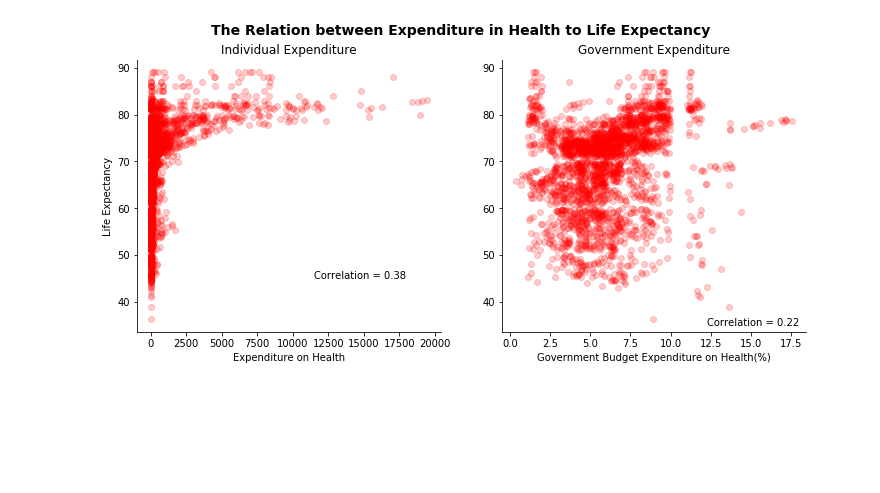
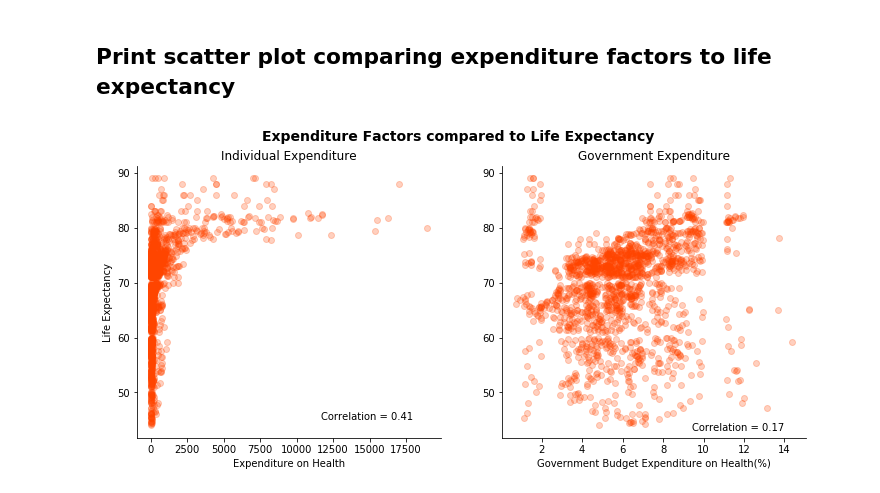
Before and after one commit to jeed123456789/data_science_project2, a Jupyter notebook: data_analysis.ipynb, the cells around one changed output. Saved outputs shown, nothing was run; the diff lists cells and outputs as text; code cells hidden in the pictures; blank space fills up the shorter version.

```diff
--- a/data_analysis.ipynb
+++ b/data_analysis.ipynb
@@ -4,0 +7,5 @@ import matplotlib.pyplot as plt
+# %%
+data1 = pd.read_csv("dataset\data1.csv")
+data1 = data1.dropna()
+data1 = data1.drop('Country', axis = 1)
+data1['thinness'] = data1[' thinness  1-19 years']+data1[' thinness 5-9 years']
@@ -4,0 +14,3 @@ import matplotlib.pyplot as plt
+# %%
+data1_developing = data1[data1['Status'] == 'Developing']
+data1_developed = data1[data1['Status'] == 'Developed']
@@ -56,4 +36,0 @@ plt.show()
-# %%
-drop_list = ['Country','Adult Mortality','Status','infant deaths', 'under-five deaths ']
-data1 = data1.drop(drop_list, axis = 1)
-data1['thinness'] = data1[' thinness  1-19 years']+data1[' thinness 5-9 years']
@@ -60,31 +122,54 @@ data1['thinness'] = data1[' thinness  1-19 years']+data1[' thinness 5-9 years']
+# %% [markdown]
+## Print scatter plot comparing expenditure factors to life expectancy
 # %%
-# Code for scatter plot comparing metascore against sales and user score against sales
+# Code for scatter plot comparing expenditure factors to life expectancy
+
+# plot settings (plot size, number of columns and rows)
 fig, ax = plt.subplots(nrows = 1, ncols = 2, sharex = False, figsize = (12,5))
+
+# create a correlation matrix that contains the correlation between variables in data1
 corr_mat = data1.corr()
 
-#labels
-fig.suptitle("The Relation between Expenditure in Health to Life Expectancy", fontsize = 14, fontweight = "bold")
-ax[0].set_title("Individual Expenditure", fontsize = 12)
-ax[1].set_title("Government Expenditure", fontsize = 12)
+# create suptitle
+fig.suptitle("Expenditure Factors compared to Life Expectancy \n ", fontsize = 14, fontweight = "bold")
 
+# initalize variable count to keep track which scatter graph is created
 count = 0
+
+# initalize name_list for what is the x-variable in the scatter plot using count
 name_list = ['percentage expenditure','Total expenditure']
 
 for var in ax:
-    var.scatter(data1[name_list[count]], data1["Life expectancy "], alpha= 0.2, c = 'Red')
+    # scatter plot settings (x,y axis, darkness of point, color)
+    var.scatter(data1[name_list[count]], data1["Life expectancy "], alpha= 0.25, c = 'orangered')
+
+    # remove right and top "spines
     var.spines["right"].set_visible(False)
     var.spines["top"].set_visible(False)
-    cr = corr_mat['Life expectancy '][name_list[count]] # get the correlation matrix
+
+    # get the correlation for each scatter plot from correlation matrix
+    cr = corr_mat['Life expectancy '][name_list[count]]
     message = "Correlation = " + str(round(cr,2))
+
     if count == 0:
+        # title
+        var.set_title("Individual Expenditure", fontsize = 12)
+        # print correlation message
         var.text(18000, 45, message, horizontalalignment='right')
+        # x and y labels
+        var.set_ylabel("Life Expectancy")
+        var.set_xlabel("Expenditure on Health")
     else:
-        var.text(18,35,message, horizontalalignment = 'right')
+        # title
+        var.set_title("Government Expenditure", fontsize = 12)
+        # print correlation message
+        var.text(14,43,message, horizontalalignment = 'right')
+        # x label
+        var.set_xlabel("Government Budget Expenditure on Health(%)")
     count+=1
-ax[0].set_ylabel("Life Expectancy")
 
-ax[0].set_xlabel("Expenditure on Health")
-ax[1].set_xlabel("Government Budget Expenditure on Health(%)")
+# save scatter plot as a png file
+plt.savefig("graphs\scatter_plot_1.png", bbox_inches="tight", dpi = 600)
 plt.show()
 # %% [output]
-[figure, old version]
+[figure, new version]
```
Also changed, not shown: parts of 25 cells of this notebook.
